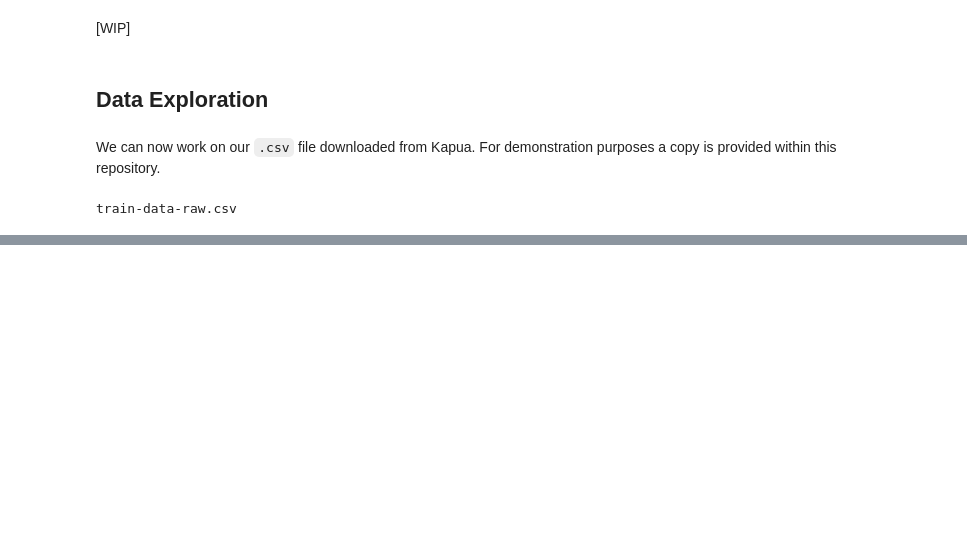
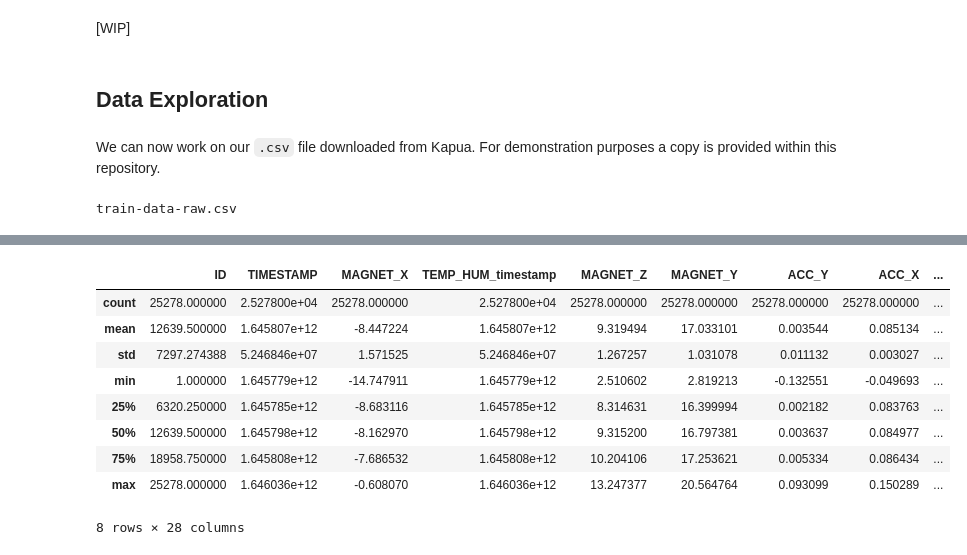
Before and after one commit to mattdibi/eclipsecon-edgeAI-talk, a Jupyter notebook: notebook/AD-EdgeAI.ipynb, the cells around one changed output, grey strips where cells are left out. Drawn from its saved outputs; the diff is of its cells as text; code cells hidden in the pictures; blank space fills up the shorter version.

```diff
--- a/notebook/AD-EdgeAI.ipynb
+++ b/notebook/AD-EdgeAI.ipynb
@@ -26,0 +43,13 @@ train-data-raw.csv
+# %%
+train_data.describe()
+# %% [output]
+|  | ID | TIMESTAMP | MAGNET_X | TEMP_HUM_timestamp | MAGNET_Z | MAGNET_Y | ACC_Y | ACC_X | ... |
+| count | 25278.000000 | 2.527800e+04 | 25278.000000 | 2.527800e+04 | 25278.000000 | 25278.000000 | 25278.000000 | 25278.000000 | ... |
+| mean | 12639.500000 | 1.645807e+12 | -8.447224 | 1.645807e+12 | 9.319494 | 17.033101 | 0.003544 | 0.085134 | ... |
+| std | 7297.274388 | 5.246846e+07 | 1.571525 | 5.246846e+07 | 1.267257 | 1.031078 | 0.011132 | 0.003027 | ... |
+| min | 1.000000 | 1.645779e+12 | -14.747911 | 1.645779e+12 | 2.510602 | 2.819213 | -0.132551 | -0.049693 | ... |
+| 25% | 6320.250000 | 1.645785e+12 | -8.683116 | 1.645785e+12 | 8.314631 | 16.399994 | 0.002182 | 0.083763 | ... |
+| 50% | 12639.500000 | 1.645798e+12 | -8.162970 | 1.645798e+12 | 9.315200 | 16.797381 | 0.003637 | 0.084977 | ... |
+| 75% | 18958.750000 | 1.645808e+12 | -7.686532 | 1.645808e+12 | 10.204106 | 17.253621 | 0.005334 | 0.086434 | ... |
+| max | 25278.000000 | 1.646036e+12 | -0.608070 | 1.646036e+12 | 13.247377 | 20.564764 | 0.093099 | 0.150289 | ... |
+8 rows × 28 columns
```
Also changed, not shown: parts of 4 cells of this notebook, 1 other file.
